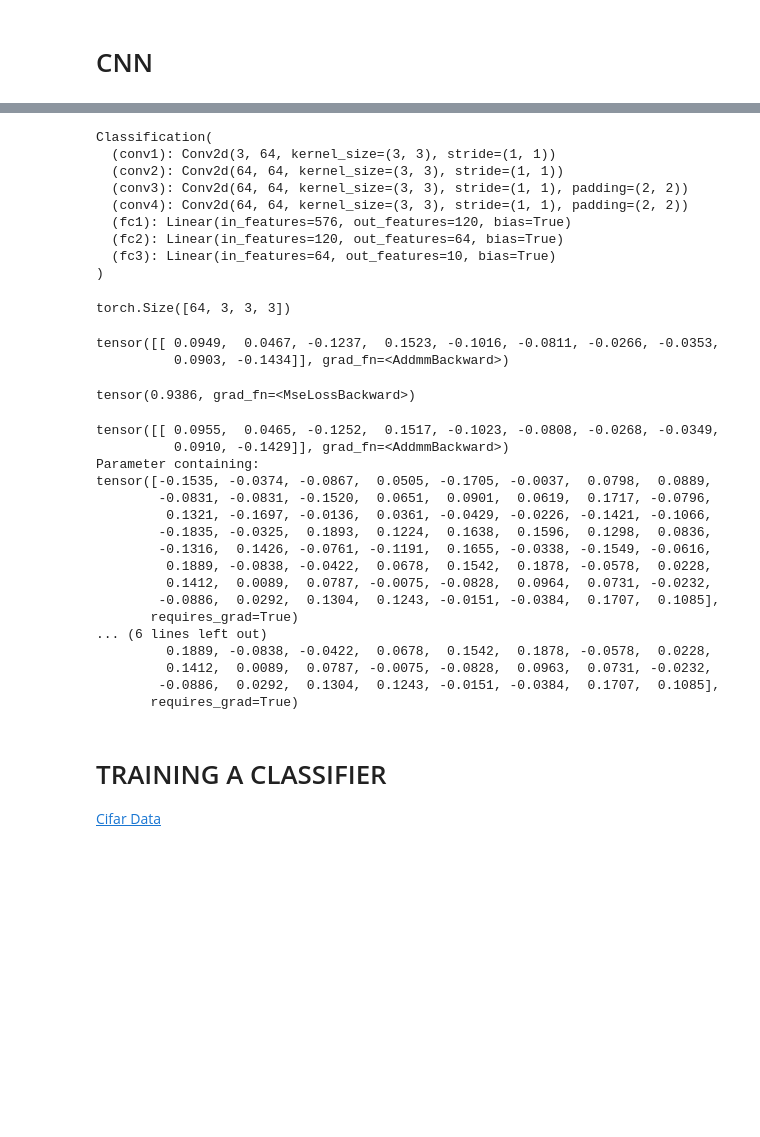
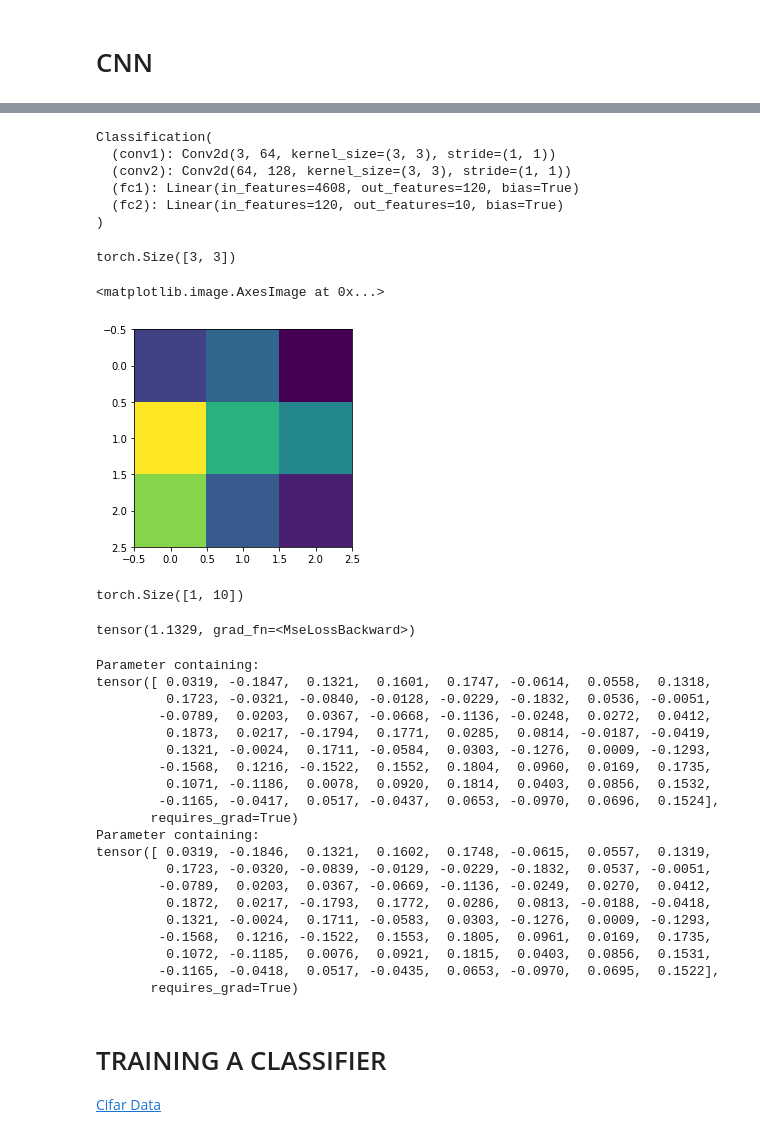
Before and after one commit to IsraelAbebe/Personal-Projects-and-Exercises, a Jupyter notebook: Tutorials/Pytorch_Tutorial.ipynb, the cells around one changed output, grey strips where cells are left out. Cells and saved outputs as stored; diff of their text form; code cells hidden in the pictures; blank space fills up the shorter version.

```diff
--- a/Tutorials/Pytorch_Tutorial.ipynb
+++ b/Tutorials/Pytorch_Tutorial.ipynb
@@ -105,26 +153,20 @@ class Classification(nn.Module):
     def __init__(self):
         super(Classification,self).__init__()
         self.conv1 = nn.Conv2d(in_channels=3,out_channels=64,kernel_size=3)
-        self.conv2 = nn.Conv2d(in_channels=64,out_channels=64,kernel_size=3)
-        self.conv3 = nn.Conv2d(in_channels=64,out_channels=64,kernel_size=3,padding=2)
-        self.conv4 = nn.Conv2d(in_channels=64,out_channels=64,kernel_size=3,padding=2)
-        self.fc1 = nn.Linear(in_features=64*3*3,out_features=120)
-        self.fc2 = nn.Linear(in_features = 120,out_features = 64)
-        self.fc3 = nn.Linear(in_features = 64,out_features = 10)
+        self.conv2 = nn.Conv2d(in_channels=64,out_channels=128,kernel_size=3)
+        self.fc1 = nn.Linear(in_features=6*6*128,out_features=120)
+        self.fc2 = nn.Linear(in_features=120,out_features=10)
+
 
 
     def forward(self,x):
         x = F.max_pool2d(F.relu(self.conv1(x)),2)
         x = F.max_pool2d(F.relu(self.conv2(x)),2)
-        x = F.max_pool2d(F.relu(self.conv3(x)),2)
-        x = F.max_pool2d(F.relu(self.conv4(x)),2)
 
-        # print(self.num_flat_features(x))
-        x = x.view(-1,self.num_flat_features(x))
+        x = x.view(-1,6*6*128)
 
         x = F.relu(self.fc1(x))
-        x = F.relu(self.fc2(x))
-        x = self.fc3(x)
+        x = self.fc2(x)
 
         return x
 
@@ -141,31 +183,30 @@ print(net)
 # %% [output]
 Classification(
   (conv1): Conv2d(3, 64, kernel_size=(3, 3), stride=(1, 1))
-  (conv2): Conv2d(64, 64, kernel_size=(3, 3), stride=(1, 1))
-  (conv3): Conv2d(64, 64, kernel_size=(3, 3), stride=(1, 1), padding=(2, 2))
-  (conv4): Conv2d(64, 64, kernel_size=(3, 3), stride=(1, 1), padding=(2, 2))
-  (fc1): Linear(in_features=576, out_features=120, bias=True)
-  (fc2): Linear(in_features=120, out_features=64, bias=True)
-  (fc3): Linear(in_features=64, out_features=10, bias=True)
+  (conv2): Conv2d(64, 128, kernel_size=(3, 3), stride=(1, 1))
+  (fc1): Linear(in_features=4608, out_features=120, bias=True)
+  (fc2): Linear(in_features=120, out_features=10, bias=True)
 )
 # %%
 # from torchsummary import summary
 # summary(net.to('cpu'), (3, 224, 224))
 # %%
 param = list(net.parameters())
-param[0].size()
+param[0][0][0].size()
 # %% [output]
-torch.Size([64, 3, 3, 3])
+torch.Size([3, 3])
 # %%
-# filter_0 = param[0][0][0].detach().numpy()
-# plt.imshow(filter_0)
+filter_0 = param[0][0][0].detach().numpy()
+plt.imshow(filter_0)
+# %% [output]
+<matplotlib.image.AxesImage at 0x...>
+[figure, added]
 # %%
 input = torch.randn(1, 3, 32, 32)
 out = net(input)
-print(out)
+print(out.size())
 # %% [output]
-tensor([[ 0.0949,  0.0467, -0.1237,  0.1523, -0.1016, -0.0811, -0.0266, -0.0353,
-          0.0903, -0.1434]], grad_fn=<AddmmBackward>)
+torch.Size([1, 10])
 # %%
 # Zero the gradient buffers of all parameters and backprops with random gradients:
 
@@ -182,7 +223,7 @@ criterion = nn.MSELoss()
 loss = criterion(output, target)
 print(loss)
 # %% [output]
-tensor(0.9386, grad_fn=<MseLossBackward>)
+tensor(1.1329, grad_fn=<MseLossBackward>)
 # %%
 loss.backward()
 # net.conv1.weight.grad
@@ -190,8 +231,8 @@ loss.backward()
 import torch.optim as optim
 
 input = torch.randn(1, 3, 32, 32)
-out = net(input)
-print(out)
+# out = net(input)
+# print(out)
 
 optimizer = optim.SGD(net.parameters(), lr=0.01)
 
@@ -203,22 +244,25 @@ loss.backward()
 optimizer.step()
 print(net.conv1.bias)
 # %% [output]
-tensor([[ 0.0955,  0.0465, -0.1252,  0.1517, -0.1023, -0.0808, -0.0268, -0.0349,
-          0.0910, -0.1429]], grad_fn=<AddmmBackward>)
 Parameter containing:
-tensor([-0.1535, -0.0374, -0.0867,  0.0505, -0.1705, -0.0037,  0.0798,  0.0889,
-        -0.0831, -0.0831, -0.1520,  0.0651,  0.0901,  0.0619,  0.1717, -0.0796,
-         0.1321, -0.1697, -0.0136,  0.0361, -0.0429, -0.0226, -0.1421, -0.1066,
-        -0.1835, -0.0325,  0.1893,  0.1224,  0.1638,  0.1596,  0.1298,  0.0836,
-        -0.1316,  0.1426, -0.0761, -0.1191,  0.1655, -0.0338, -0.1549, -0.0616,
-         0.1889, -0.0838, -0.0422,  0.0678,  0.1542,  0.1878, -0.0578,  0.0228,
-         0.1412,  0.0089,  0.0787, -0.0075, -0.0828,  0.0964,  0.0731, -0.0232,
-        -0.0886,  0.0292,  0.1304,  0.1243, -0.0151, -0.0384,  0.1707,  0.1085],
+tensor([ 0.0319, -0.1847,  0.1321,  0.1601,  0.1747, -0.0614,  0.0558,  0.1318,
+         0.1723, -0.0321, -0.0840, -0.0128, -0.0229, -0.1832,  0.0536, -0.0051,
+        -0.0789,  0.0203,  0.0367, -0.0668, -0.1136, -0.0248,  0.0272,  0.0412,
+         0.1873,  0.0217, -0.1794,  0.1771,  0.0285,  0.0814, -0.0187, -0.0419,
+         0.1321, -0.0024,  0.1711, -0.0584,  0.0303, -0.1276,  0.0009, -0.1293,
+        -0.1568,  0.1216, -0.1522,  0.1552,  0.1804,  0.0960,  0.0169,  0.1735,
+         0.1071, -0.1186,  0.0078,  0.0920,  0.1814,  0.0403,  0.0856,  0.1532,
+        -0.1165, -0.0417,  0.0517, -0.0437,  0.0653, -0.0970,  0.0696,  0.1524],
        requires_grad=True)
-... (6 lines left out)
-         0.1889, -0.0838, -0.0422,  0.0678,  0.1542,  0.1878, -0.0578,  0.0228,
-         0.1412,  0.0089,  0.0787, -0.0075, -0.0828,  0.0963,  0.0731, -0.0232,
-        -0.0886,  0.0292,  0.1304,  0.1243, -0.0151, -0.0384,  0.1707,  0.1085],
+Parameter containing:
+tensor([ 0.0319, -0.1846,  0.1321,  0.1602,  0.1748, -0.0615,  0.0557,  0.1319,
+         0.1723, -0.0320, -0.0839, -0.0129, -0.0229, -0.1832,  0.0537, -0.0051,
+        -0.0789,  0.0203,  0.0367, -0.0669, -0.1136, -0.0249,  0.0270,  0.0412,
+         0.1872,  0.0217, -0.1793,  0.1772,  0.0286,  0.0813, -0.0188, -0.0418,
+         0.1321, -0.0024,  0.1711, -0.0583,  0.0303, -0.1276,  0.0009, -0.1293,
+        -0.1568,  0.1216, -0.1522,  0.1553,  0.1805,  0.0961,  0.0169,  0.1735,
+         0.1072, -0.1185,  0.0076,  0.0921,  0.1815,  0.0403,  0.0856,  0.1531,
+        -0.1165, -0.0418,  0.0517, -0.0435,  0.0653, -0.0970,  0.0695,  0.1522],
        requires_grad=True)
 # %% [markdown]
 # TRAINING A CLASSIFIER
```
Also changed, not shown: parts of 22 cells of this notebook.
